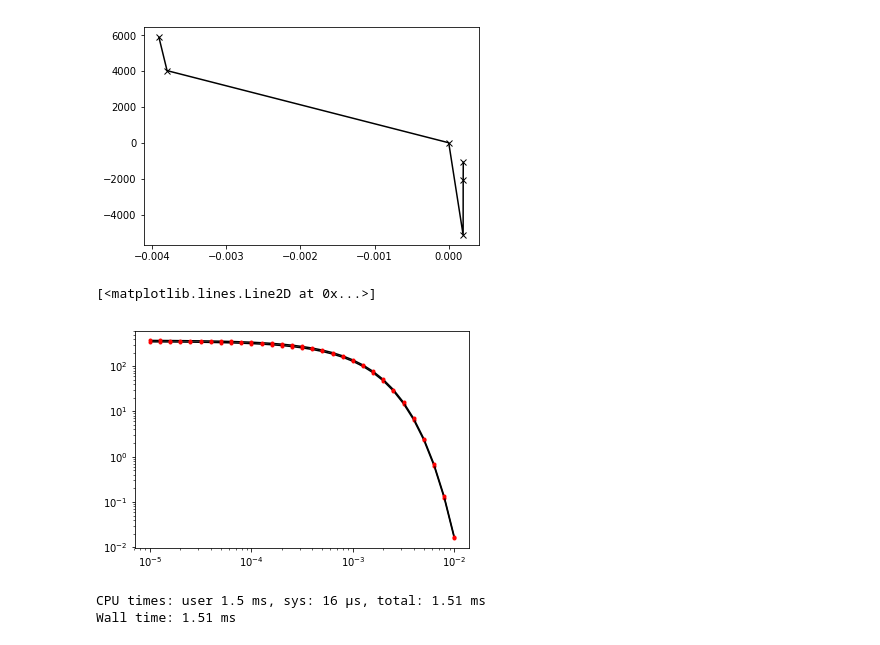
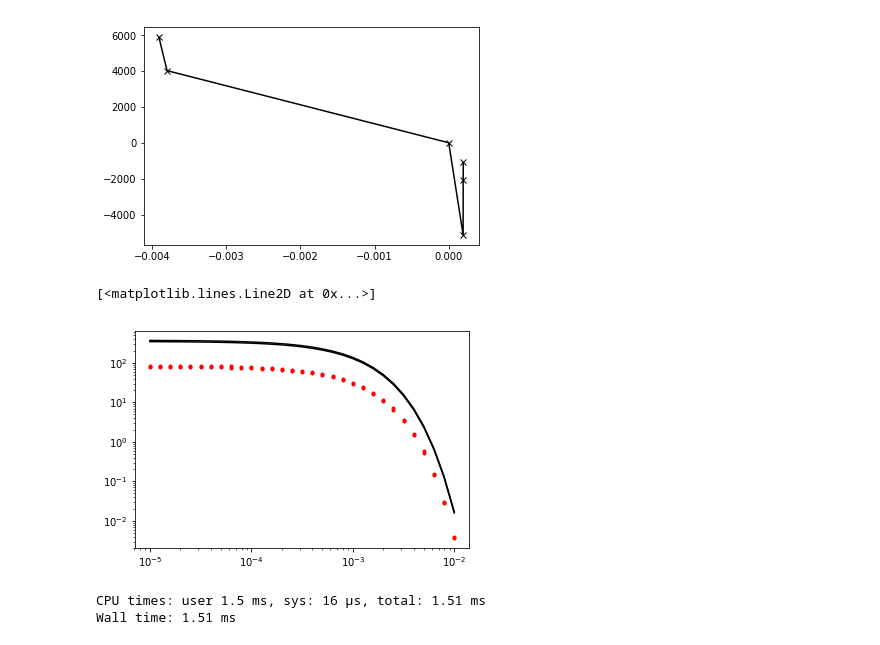
Before and after one commit to simpeg/simpegEM1D, a Jupyter notebook: simpegem1d/notebooks/Fitterman_et_al_piecewise_linear_waveform.ipynb, the cells around one changed output. Cells and saved outputs as stored; diff of their text form; code cells hidden in the pictures.

```diff
--- a/simpegem1d/notebooks/Fitterman_et_al_piecewise_linear_waveform.ipynb
+++ b/simpegem1d/notebooks/Fitterman_et_al_piecewise_linear_waveform.ipynb
@@ -138,22 +138,22 @@ def double_pulse(step_func, t_off, t_currents, currents, T, n=20):
 # %%
 # single pulse
 response_single = piecewise_ramp(v_step_exp, t_off, t_currents, currents)
-response_single_true = v_ramp_off_exp(t_off, 2e-3)-v_ramp_off_exp(t_off+0.002, 2e-3)
+response_single_true = v_ramp_off_exp(t_off, 1e-2)-v_ramp_off_exp(t_off+0.002, 1e-2)
 # double pulse
 response_double = double_pulse(v_step_exp, t_off, t_currents, currents, T)
 
 response_double_true = (
-    v_ramp_off_exp(t_off, 2e-3)-v_ramp_off_exp(t_off+0.002, 2e-3)+
-    -(v_ramp_off_exp(t_off+T/2., 2e-3)-v_ramp_off_exp(t_off+0.002+T/2, 2e-3)) * 0.5
+    v_ramp_off_exp(t_off, 1e-2)-v_ramp_off_exp(t_off+0.002, 1e-2)+
+    -(v_ramp_off_exp(t_off+T/2., 1e-2)-v_ramp_off_exp(t_off+0.002+T/2, 1e-2)) * 0.5
 )
 plt.loglog(t_off, response_double, 'k')
 plt.loglog(t_off, response_double_true, 'r.')
 
 plt.loglog(t_off, response_single, 'k')
 plt.loglog(t_off, response_single_true, 'r.')
 # %% [output]
 [<matplotlib.lines.Line2D at 0x...>]
-[figure, old version]
+[figure, new version]
 # %%
 %%time
 response_single = piecewise_ramp(v_step_l, t_off, t_currents, currents)
```
Also changed, not shown: parts of 2 cells of this notebook, 3 other files.
